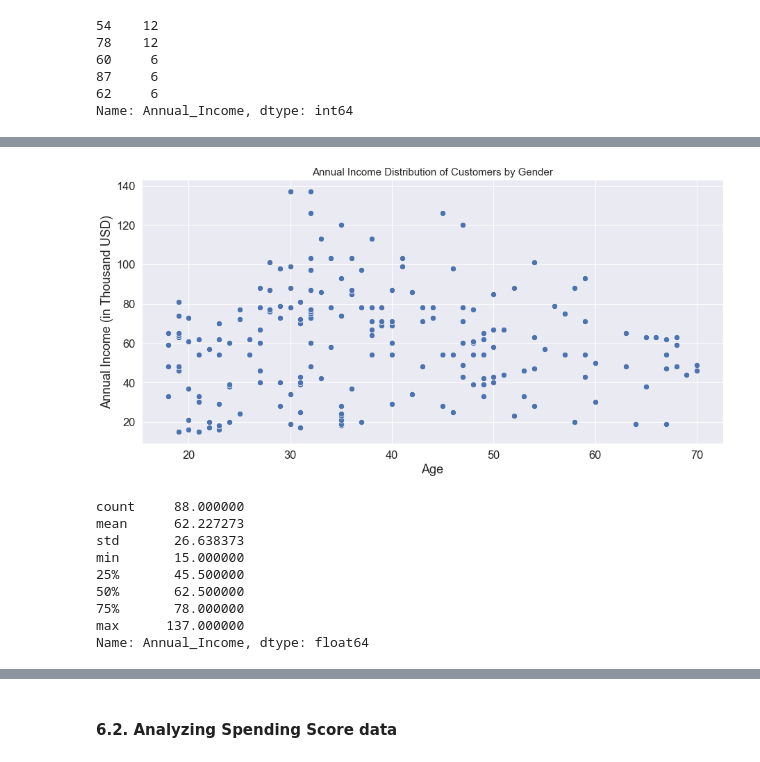
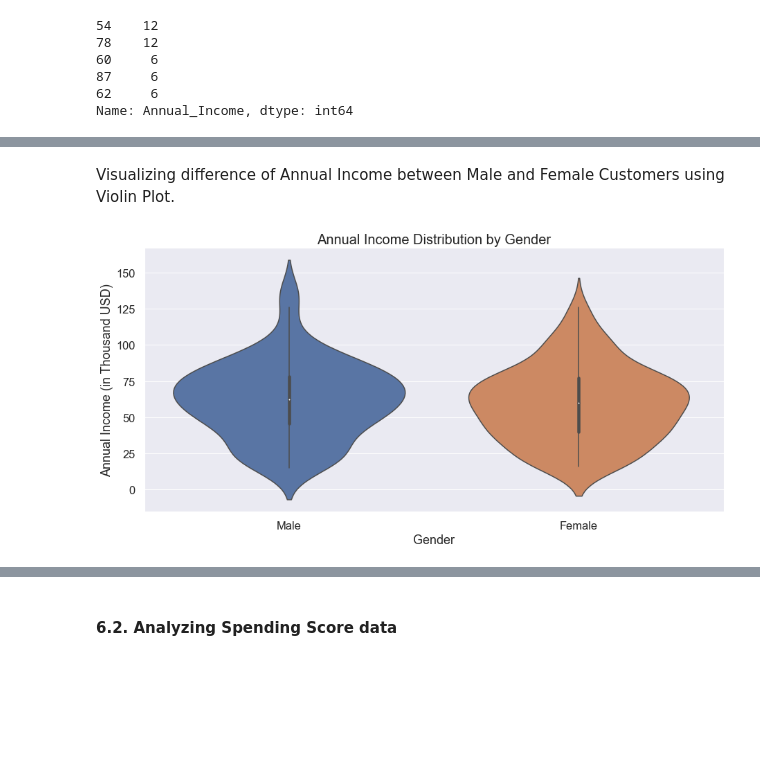
Before and after one commit to mayursrt/customer-segmentation-using-k-means, a Jupyter notebook: Customer Segmentation.ipynb, the cells around one changed output, grey strips where cells are left out. Drawn from its saved outputs; the diff is of its cells as text; code cells hidden in the pictures; blank space fills up the shorter version.

```diff
--- a/Customer Segmentation.ipynb
+++ b/Customer Segmentation.ipynb
@@ -18,6 +18,7 @@ import numpy as np
 import matplotlib.pyplot as plt
 from sklearn.cluster import KMeans
 import seaborn as sns
+plt.style.use('seaborn')
 # %% [markdown]
 ---
 # %% [markdown]
@@ -44,0 +28,2 @@ data
+# %%
+data = pd.read_csv('data\Mall_Customers.csv')
@@ -554,26 +656,12 @@ plt.show()
+# %% [markdown]
+Visualizing difference of Annual Income between Male and Female Customers using Violin Plot.
 # %%
-# Visualizing annual Income per Gender
 fig, ax = plt.subplots(figsize=(15,7))
 sns.set(font_scale=1.5)
-ax = sns.scatterplot(y=data['Annual_Income'], x=data['Age'], s=70)
+ax = sns.violinplot(y=data['Annual_Income'],x=data['Gender'])
 ax.set_ylabel('Annual Income (in Thousand USD)')
 
-plt.title('Annual Income Distribution of Customers by Gender', fontsize = 15)
+plt.title('Annual Income Distribution by Gender', fontsize = 20)
 plt.show()
 # %% [output]
-[figure, old version]
+[figure, new version]
-# %%
-# Annual Income per Gender
-
-# Annual Income of male customer
-data[data['Gender']=='Male'].Annual_Income.describe()
-# %% [output]
-count     88.000000
-mean      62.227273
-std       26.638373
-min       15.000000
-25%       45.500000
-50%       62.500000
-75%       78.000000
-max      137.000000
-Name: Annual_Income, dtype: float64
```
Also changed, not shown: parts of 175 cells of this notebook.
